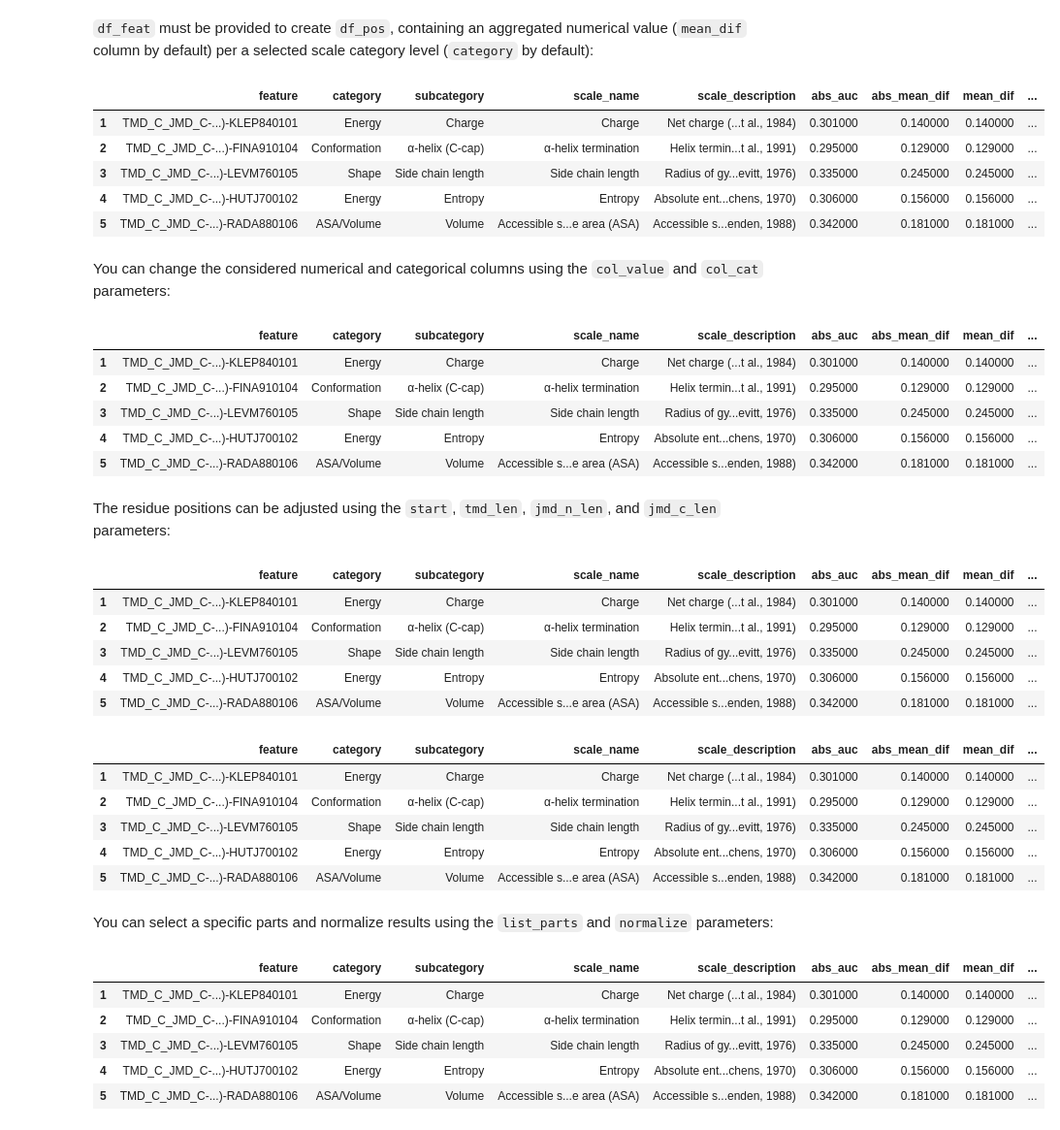
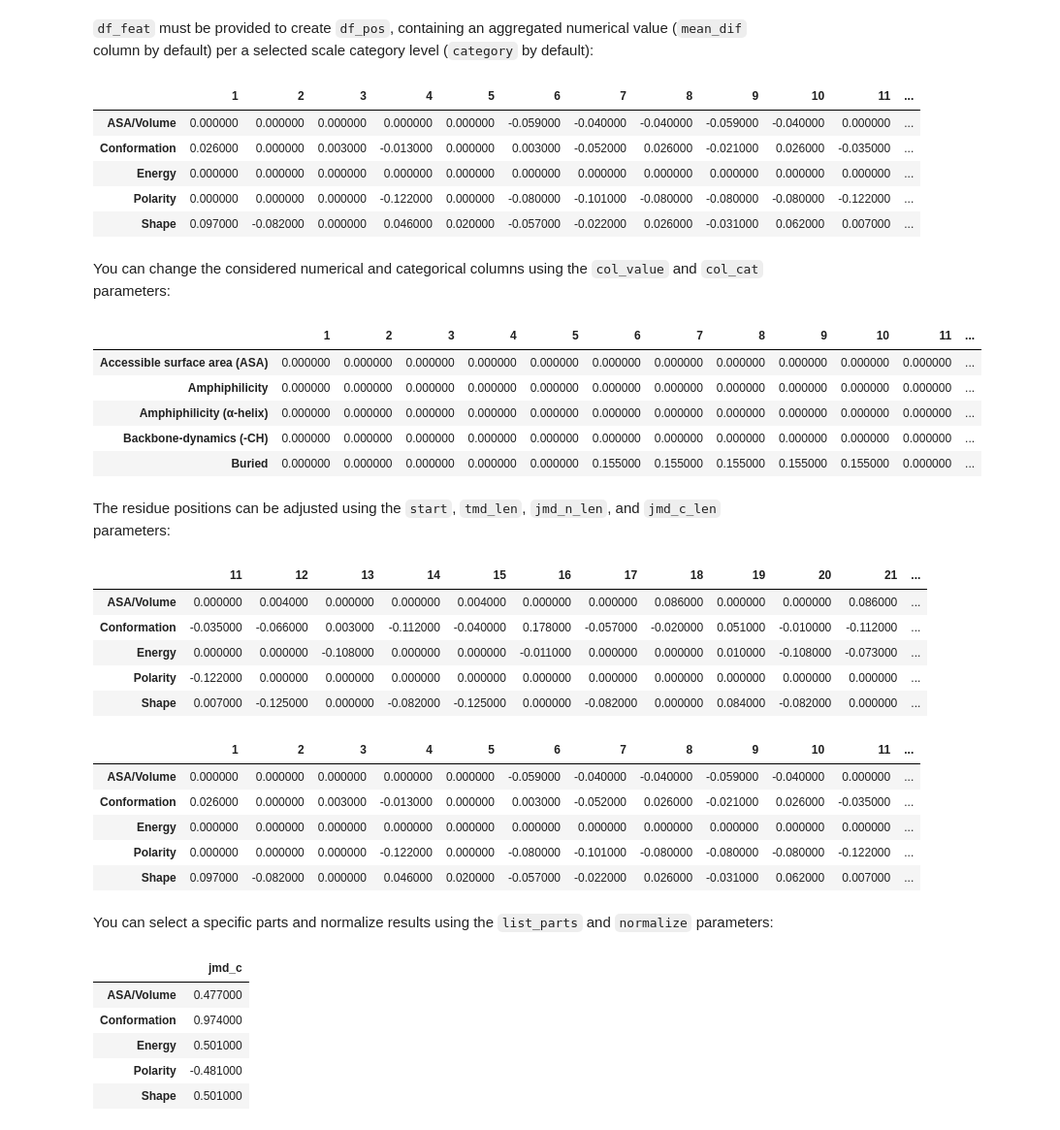
Before and after one commit to breimanntools/aaanalysis, a Jupyter notebook: examples/sf_get_df_pos.ipynb, the cells around one changed output. Shown at 97% size. Drawn from its saved outputs; the diff is of its cells as text; code cells hidden in the pictures.

```diff
--- a/examples/sf_get_df_pos.ipynb
+++ b/examples/sf_get_df_pos.ipynb
@@ -22,59 +22,59 @@ aa.display_df(df_feat, n_rows=5)
 ``df_feat`` must be provided to create ``df_pos``, containing an aggregated numerical value (``mean_dif`` column by default) per a selected scale category level (``category`` by default):
 # %%
 df_pos = sf.get_df_pos(df_feat=df_feat)
-aa.display_df(df_feat, n_rows=5)
+aa.display_df(df_pos, n_rows=5)
 # %% [output]
-|  | feature | category | subcategory | scale_name | scale_description | abs_auc | abs_mean_dif | mean_dif | ... |
-| 1 | TMD_C_JMD_C-...)-KLEP840101 | Energy | Charge | Charge | Net charge (...t al., 1984) | 0.301000 | 0.140000 | 0.140000 | ... |
-| 2 | TMD_C_JMD_C-...)-FINA910104 | Conformation | α-helix (C-cap) | α-helix termination | Helix termin...t al., 1991) | 0.295000 | 0.129000 | 0.129000 | ... |
-| 3 | TMD_C_JMD_C-...)-LEVM760105 | Shape | Side chain length | Side chain length | Radius of gy...evitt, 1976) | 0.335000 | 0.245000 | 0.245000 | ... |
-| 4 | TMD_C_JMD_C-...)-HUTJ700102 | Energy | Entropy | Entropy | Absolute ent...chens, 1970) | 0.306000 | 0.156000 | 0.156000 | ... |
-| 5 | TMD_C_JMD_C-...)-RADA880106 | ASA/Volume | Volume | Accessible s...e area (ASA) | Accessible s...enden, 1988) | 0.342000 | 0.181000 | 0.181000 | ... |
+|  | 1 | 2 | 3 | 4 | 5 | 6 | 7 | 8 | 9 | 10 | 11 | ... |
+| ASA/Volume | 0.000000 | 0.000000 | 0.000000 | 0.000000 | 0.000000 | -0.059000 | -0.040000 | -0.040000 | -0.059000 | -0.040000 | 0.000000 | ... |
+| Conformation | 0.026000 | 0.000000 | 0.003000 | -0.013000 | 0.000000 | 0.003000 | -0.052000 | 0.026000 | -0.021000 | 0.026000 | -0.035000 | ... |
+| Energy | 0.000000 | 0.000000 | 0.000000 | 0.000000 | 0.000000 | 0.000000 | 0.000000 | 0.000000 | 0.000000 | 0.000000 | 0.000000 | ... |
+| Polarity | 0.000000 | 0.000000 | 0.000000 | -0.122000 | 0.000000 | -0.080000 | -0.101000 | -0.080000 | -0.080000 | -0.080000 | -0.122000 | ... |
+| Shape | 0.097000 | -0.082000 | 0.000000 | 0.046000 | 0.020000 | -0.057000 | -0.022000 | 0.026000 | -0.031000 | 0.062000 | 0.007000 | ... |
 # %% [markdown]
 You can change the considered numerical and categorical columns using the ``col_value`` and ``col_cat`` parameters:
 # %%
 df_pos = sf.get_df_pos(df_feat=df_feat, col_value="abs_auc", col_cat="subcategory")
-aa.display_df(df_feat, n_rows=5)
+aa.display_df(df_pos, n_rows=5)
 # %% [output]
-|  | feature | category | subcategory | scale_name | scale_description | abs_auc | abs_mean_dif | mean_dif | ... |
-| 1 | TMD_C_JMD_C-...)-KLEP840101 | Energy | Charge | Charge | Net charge (...t al., 1984) | 0.301000 | 0.140000 | 0.140000 | ... |
-| 2 | TMD_C_JMD_C-...)-FINA910104 | Conformation | α-helix (C-cap) | α-helix termination | Helix termin...t al., 1991) | 0.295000 | 0.129000 | 0.129000 | ... |
-| 3 | TMD_C_JMD_C-...)-LEVM760105 | Shape | Side chain length | Side chain length | Radius of gy...evitt, 1976) | 0.335000 | 0.245000 | 0.245000 | ... |
-| 4 | TMD_C_JMD_C-...)-HUTJ700102 | Energy | Entropy | Entropy | Absolute ent...chens, 1970) | 0.306000 | 0.156000 | 0.156000 | ... |
-| 5 | TMD_C_JMD_C-...)-RADA880106 | ASA/Volume | Volume | Accessible s...e area (ASA) | Accessible s...enden, 1988) | 0.342000 | 0.181000 | 0.181000 | ... |
+|  | 1 | 2 | 3 | 4 | 5 | 6 | 7 | 8 | 9 | 10 | 11 | ... |
+| Accessible surface area (ASA) | 0.000000 | 0.000000 | 0.000000 | 0.000000 | 0.000000 | 0.000000 | 0.000000 | 0.000000 | 0.000000 | 0.000000 | 0.000000 | ... |
+| Amphiphilicity | 0.000000 | 0.000000 | 0.000000 | 0.000000 | 0.000000 | 0.000000 | 0.000000 | 0.000000 | 0.000000 | 0.000000 | 0.000000 | ... |
+| Amphiphilicity (α-helix) | 0.000000 | 0.000000 | 0.000000 | 0.000000 | 0.000000 | 0.000000 | 0.000000 | 0.000000 | 0.000000 | 0.000000 | 0.000000 | ... |
+| Backbone-dynamics (-CH) | 0.000000 | 0.000000 | 0.000000 | 0.000000 | 0.000000 | 0.000000 | 0.000000 | 0.000000 | 0.000000 | 0.000000 | 0.000000 | ... |
+| Buried | 0.000000 | 0.000000 | 0.000000 | 0.000000 | 0.000000 | 0.155000 | 0.155000 | 0.155000 | 0.155000 | 0.155000 | 0.000000 | ... |
 # %% [markdown]
 The residue positions can be adjusted using the ``start``, ``tmd_len``, ``jmd_n_len``, and ``jmd_c_len`` parameters:
 # %%
 # Shift positions by 10 residues
 df_pos = sf.get_df_pos(df_feat=df_feat, start=11)
-aa.display_df(df_feat, n_rows=5)
+aa.display_df(df_pos, n_rows=5)
 # %% [output]
-|  | feature | category | subcategory | scale_name | scale_description | abs_auc | abs_mean_dif | mean_dif | ... |
-| 1 | TMD_C_JMD_C-...)-KLEP840101 | Energy | Charge | Charge | Net charge (...t al., 1984) | 0.301000 | 0.140000 | 0.140000 | ... |
-| 2 | TMD_C_JMD_C-...)-FINA910104 | Conformation | α-helix (C-cap) | α-helix termination | Helix termin...t al., 1991) | 0.295000 | 0.129000 | 0.129000 | ... |
-| 3 | TMD_C_JMD_C-...)-LEVM760105 | Shape | Side chain length | Side chain length | Radius of gy...evitt, 1976) | 0.335000 | 0.245000 | 0.245000 | ... |
-| 4 | TMD_C_JMD_C-...)-HUTJ700102 | Energy | Entropy | Entropy | Absolute ent...chens, 1970) | 0.306000 | 0.156000 | 0.156000 | ... |
-| 5 | TMD_C_JMD_C-...)-RADA880106 | ASA/Volume | Volume | Accessible s...e area (ASA) | Accessible s...enden, 1988) | 0.342000 | 0.181000 | 0.181000 | ... |
+|  | 11 | 12 | 13 | 14 | 15 | 16 | 17 | 18 | 19 | 20 | 21 | ... |
+| ASA/Volume | 0.000000 | 0.004000 | 0.000000 | 0.000000 | 0.004000 | 0.000000 | 0.000000 | 0.086000 | 0.000000 | 0.000000 | 0.086000 | ... |
+| Conformation | -0.035000 | -0.066000 | 0.003000 | -0.112000 | -0.040000 | 0.178000 | -0.057000 | -0.020000 | 0.051000 | -0.010000 | -0.112000 | ... |
+| Energy | 0.000000 | 0.000000 | -0.108000 | 0.000000 | 0.000000 | -0.011000 | 0.000000 | 0.000000 | 0.010000 | -0.108000 | -0.073000 | ... |
+| Polarity | -0.122000 | 0.000000 | 0.000000 | 0.000000 | 0.000000 | 0.000000 | 0.000000 | 0.000000 | 0.000000 | 0.000000 | 0.000000 | ... |
+| Shape | 0.007000 | -0.125000 | 0.000000 | -0.082000 | -0.125000 | 0.000000 | -0.082000 | 0.000000 | 0.084000 | -0.082000 | 0.000000 | ... |
 # %%
 # Increase TMD length from 20 to 50
 df_pos = sf.get_df_pos(df_feat=df_feat, tmd_len=50)
-aa.display_df(df_feat, n_rows=5)
+aa.display_df(df_pos, n_rows=5)
 # %% [output]
-|  | feature | category | subcategory | scale_name | scale_description | abs_auc | abs_mean_dif | mean_dif | ... |
-| 1 | TMD_C_JMD_C-...)-KLEP840101 | Energy | Charge | Charge | Net charge (...t al., 1984) | 0.301000 | 0.140000 | 0.140000 | ... |
-| 2 | TMD_C_JMD_C-...)-FINA910104 | Conformation | α-helix (C-cap) | α-helix termination | Helix termin...t al., 1991) | 0.295000 | 0.129000 | 0.129000 | ... |
-| 3 | TMD_C_JMD_C-...)-LEVM760105 | Shape | Side chain length | Side chain length | Radius of gy...evitt, 1976) | 0.335000 | 0.245000 | 0.245000 | ... |
-| 4 | TMD_C_JMD_C-...)-HUTJ700102 | Energy | Entropy | Entropy | Absolute ent...chens, 1970) | 0.306000 | 0.156000 | 0.156000 | ... |
-| 5 | TMD_C_JMD_C-...)-RADA880106 | ASA/Volume | Volume | Accessible s...e area (ASA) | Accessible s...enden, 1988) | 0.342000 | 0.181000 | 0.181000 | ... |
+|  | 1 | 2 | 3 | 4 | 5 | 6 | 7 | 8 | 9 | 10 | 11 | ... |
+| ASA/Volume | 0.000000 | 0.000000 | 0.000000 | 0.000000 | 0.000000 | -0.059000 | -0.040000 | -0.040000 | -0.059000 | -0.040000 | 0.000000 | ... |
+| Conformation | 0.026000 | 0.000000 | 0.003000 | -0.013000 | 0.000000 | 0.003000 | -0.052000 | 0.026000 | -0.021000 | 0.026000 | -0.035000 | ... |
+| Energy | 0.000000 | 0.000000 | 0.000000 | 0.000000 | 0.000000 | 0.000000 | 0.000000 | 0.000000 | 0.000000 | 0.000000 | 0.000000 | ... |
+| Polarity | 0.000000 | 0.000000 | 0.000000 | -0.122000 | 0.000000 | -0.080000 | -0.101000 | -0.080000 | -0.080000 | -0.080000 | -0.122000 | ... |
+| Shape | 0.097000 | -0.082000 | 0.000000 | 0.046000 | 0.020000 | -0.057000 | -0.022000 | 0.026000 | -0.031000 | 0.062000 | 0.007000 | ... |
 # %% [markdown]
 You can select a specific parts and normalize results using the ``list_parts`` and ``normalize`` parameters:
 # %%
 df_pos = sf.get_df_pos(df_feat=df_feat, list_parts=["jmd_c"], normalize=True)
-aa.display_df(df_feat, n_rows=5)
+aa.display_df(df_pos, n_rows=5)
 # %% [output]
-|  | feature | category | subcategory | scale_name | scale_description | abs_auc | abs_mean_dif | mean_dif | ... |
-| 1 | TMD_C_JMD_C-...)-KLEP840101 | Energy | Charge | Charge | Net charge (...t al., 1984) | 0.301000 | 0.140000 | 0.140000 | ... |
-| 2 | TMD_C_JMD_C-...)-FINA910104 | Conformation | α-helix (C-cap) | α-helix termination | Helix termin...t al., 1991) | 0.295000 | 0.129000 | 0.129000 | ... |
-| 3 | TMD_C_JMD_C-...)-LEVM760105 | Shape | Side chain length | Side chain length | Radius of gy...evitt, 1976) | 0.335000 | 0.245000 | 0.245000 | ... |
-| 4 | TMD_C_JMD_C-...)-HUTJ700102 | Energy | Entropy | Entropy | Absolute ent...chens, 1970) | 0.306000 | 0.156000 | 0.156000 | ... |
-| 5 | TMD_C_JMD_C-...)-RADA880106 | ASA/Volume | Volume | Accessible s...e area (ASA) | Accessible s...enden, 1988) | 0.342000 | 0.181000 | 0.181000 | ... |
+|  | jmd_c |
+| ASA/Volume | 0.477000 |
+| Conformation | 0.974000 |
+| Energy | 0.501000 |
+| Polarity | -0.481000 |
+| Shape | 0.501000 |
```
